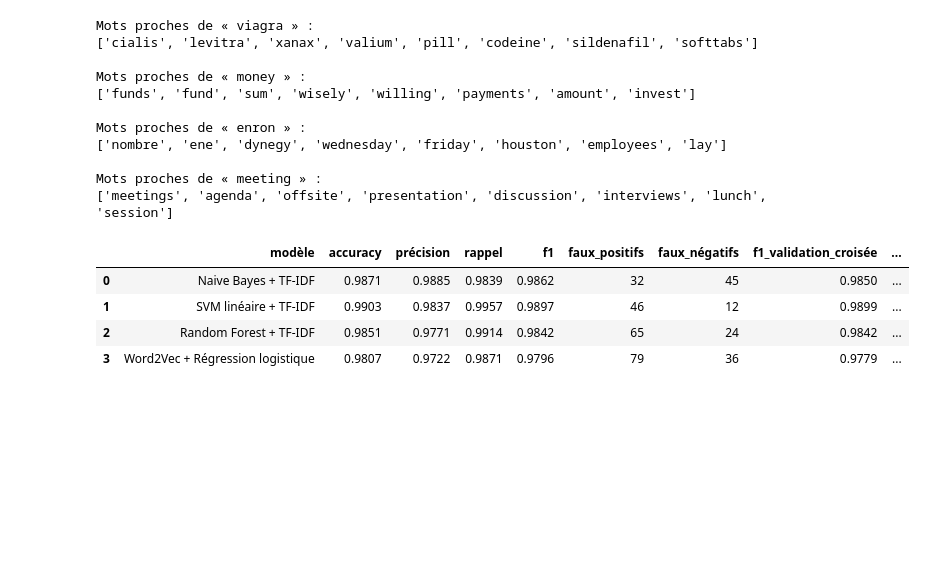
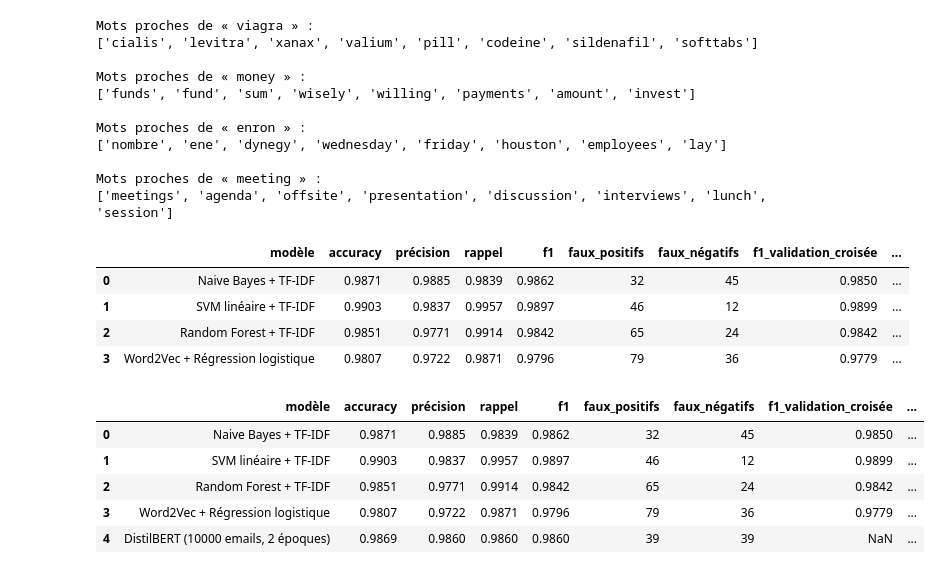
Before and after one commit to Abdoul-Aziz-Diallo/projet-spam, a Jupyter notebook: notebooks/notebooks_07a_word2vec.ipynb, the cells around one changed output. Saved outputs shown, nothing was run; the diff lists cells and outputs as text; code cells hidden in the pictures; blank space fills up the shorter version.

Commit message:
Modeles avances: Word2Vec et DistilBERT

```diff
--- a/notebooks/notebooks_07a_word2vec.ipynb
+++ b/notebooks/notebooks_07a_word2vec.ipynb
@@ -217,3 +217,21 @@ pd.read_csv("../data/processed/resultats.csv").round(4)
 | 1 | SVM linéaire + TF-IDF | 0.9903 | 0.9837 | 0.9957 | 0.9897 | 46 | 12 | 0.9899 | ... |
 | 2 | Random Forest + TF-IDF | 0.9851 | 0.9771 | 0.9914 | 0.9842 | 65 | 24 | 0.9842 | ... |
 | 3 | Word2Vec + Régression logistique | 0.9807 | 0.9722 | 0.9871 | 0.9796 | 79 | 36 | 0.9779 | ... |
+# %%
+import pandas as pd
+
+res = pd.read_csv("../data/processed/resultats.csv")
+bert = pd.read_csv("../data/processed/resultat_bert.csv")
+
+# évite les doublons si la cellule est exécutée deux fois
+res = res[~res["modèle"].str.startswith("DistilBERT")]
+res = pd.concat([res, bert], ignore_index=True)
+res.to_csv("../data/processed/resultats.csv", index=False)
+res.round(4)
+# %% [output]
+|  | modèle | accuracy | précision | rappel | f1 | faux_positifs | faux_négatifs | f1_validation_croisée | ... |
+| 0 | Naive Bayes + TF-IDF | 0.9871 | 0.9885 | 0.9839 | 0.9862 | 32 | 45 | 0.9850 | ... |
+| 1 | SVM linéaire + TF-IDF | 0.9903 | 0.9837 | 0.9957 | 0.9897 | 46 | 12 | 0.9899 | ... |
+| 2 | Random Forest + TF-IDF | 0.9851 | 0.9771 | 0.9914 | 0.9842 | 65 | 24 | 0.9842 | ... |
+| 3 | Word2Vec + Régression logistique | 0.9807 | 0.9722 | 0.9871 | 0.9796 | 79 | 36 | 0.9779 | ... |
+| 4 | DistilBERT (10000 emails, 2 époques) | 0.9869 | 0.9860 | 0.9860 | 0.9860 | 39 | 39 | NaN | ... |
```
